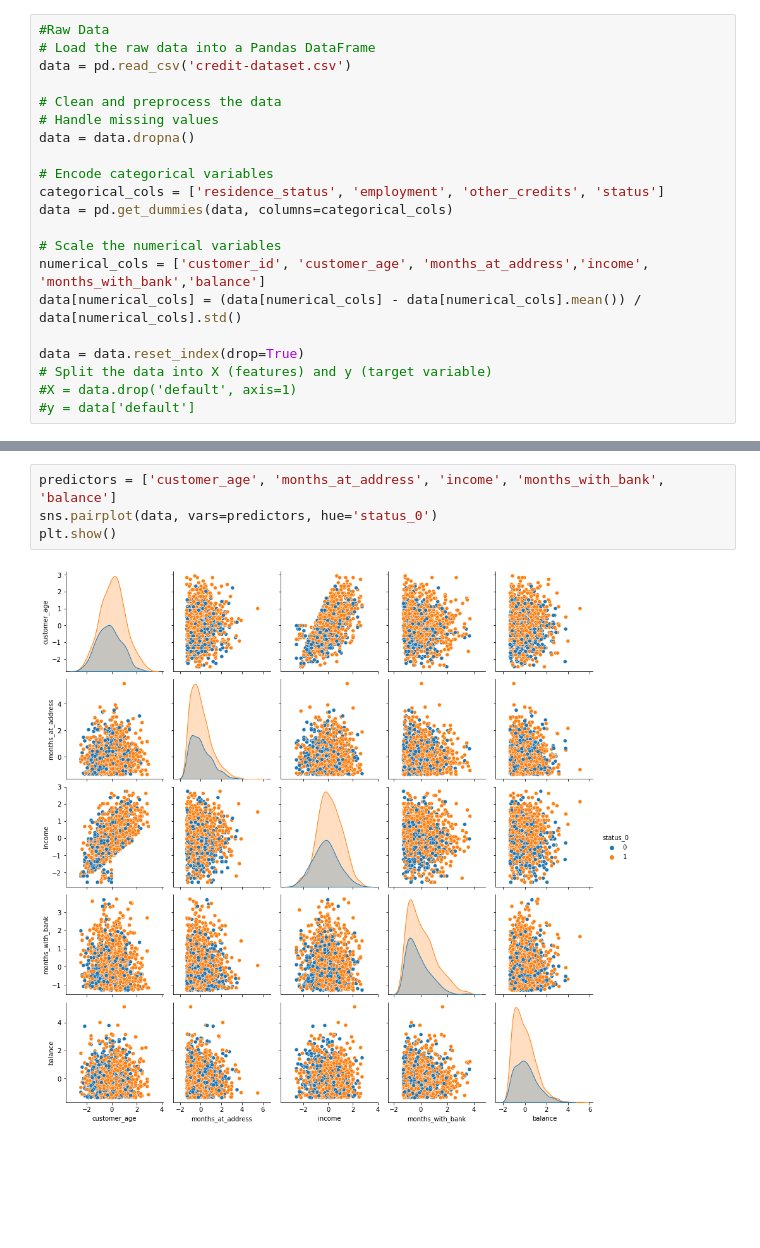
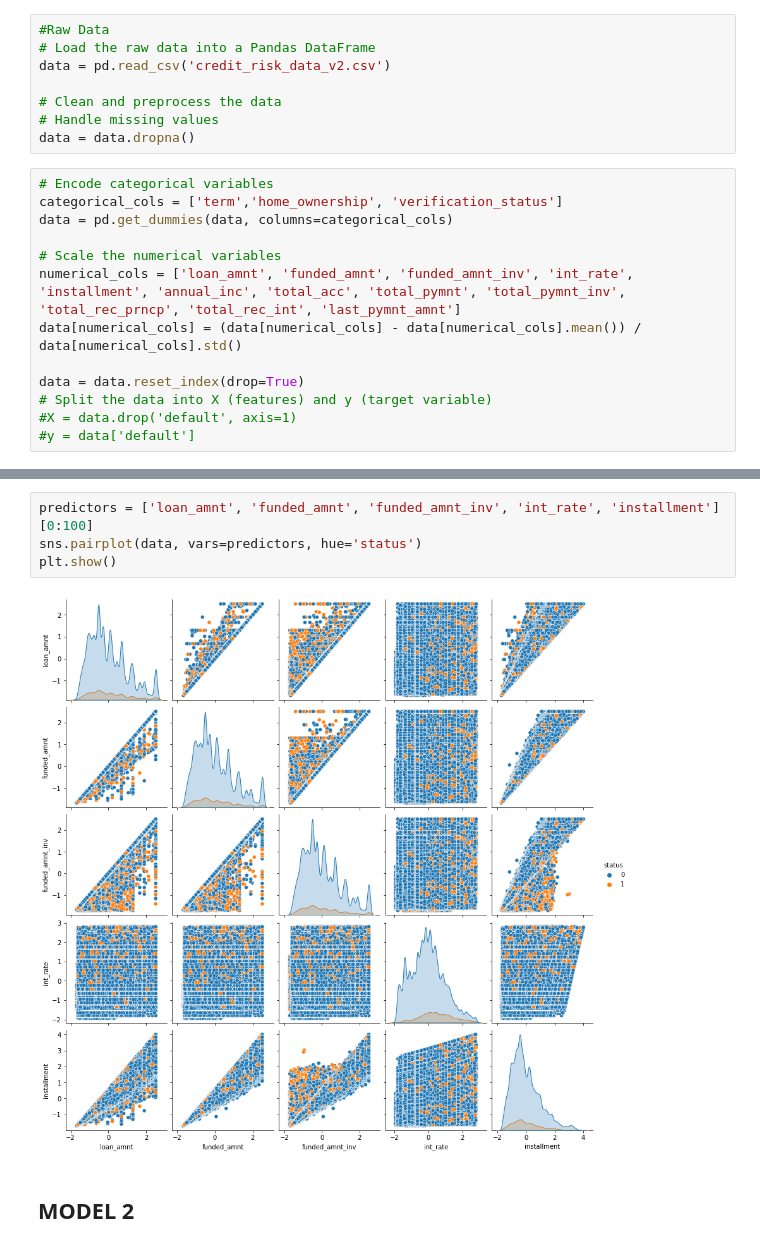
Before and after one commit to danielperhez/P02_PD_Models, a Jupyter notebook: pd_modeling/report.ipynb, the cells around one changed output, grey strips where cells are left out. Drawn from its saved outputs; the diff is of its cells as text; blank space fills up the shorter version.

```diff
--- a/pd_modeling/report.ipynb
+++ b/pd_modeling/report.ipynb
@@ -11,23 +14,23 @@ ModuleNotFoundError: No module named 'pandas'
 # %%
 #Raw Data
 # Load the raw data into a Pandas DataFrame
-data = pd.read_csv('credit-dataset.csv')
+data = pd.read_csv('credit_risk_data_v2.csv')
 
 # Clean and preprocess the data
 # Handle missing values
 data = data.dropna()
-
-# Encode categorical variables
-categorical_cols = ['residence_status', 'employment', 'other_credits', 'status']
-data = pd.get_dummies(data, columns=categorical_cols)
-
-# Scale the numerical variables
-numerical_cols = ['customer_id', 'customer_age', 'months_at_address','income', 'months_with_bank','balance']
-data[numerical_cols] = (data[numerical_cols] - data[numerical_cols].mean()) / data[numerical_cols].std()
-
-data = data.reset_index(drop=True)
-# Split the data into X (features) and y (target variable)
-#X = data.drop('default', axis=1)
-#y = data['default']
+# %%
+# Encode categorical variables
+categorical_cols = ['term','home_ownership', 'verification_status']
+data = pd.get_dummies(data, columns=categorical_cols)
+
+# Scale the numerical variables
+numerical_cols = ['loan_amnt', 'funded_amnt', 'funded_amnt_inv', 'int_rate', 'installment', 'annual_inc', 'total_acc', 'total_pymnt', 'total_pymnt_inv', 'total_rec_prncp', 'total_rec_int', 'last_pymnt_amnt']
+data[numerical_cols] = (data[numerical_cols] - data[numerical_cols].mean()) / data[numerical_cols].std()
+
+data = data.reset_index(drop=True)
+# Split the data into X (features) and y (target variable)
+#X = data.drop('default', axis=1)
+#y = data['default']
 # %%
 # Definir X e Y
@@ -56,6 +65,8 @@ Precisión del modelo: 1.0
-# %%
-predictors = ['customer_age', 'months_at_address', 'income', 'months_with_bank', 'balance']
-sns.pairplot(data, vars=predictors, hue='status_0')
-plt.show()
-# %% [output]
-[figure, removed]
+# %%
+predictors = ['loan_amnt', 'funded_amnt', 'funded_amnt_inv', 'int_rate', 'installment'][0:100]
+sns.pairplot(data, vars=predictors, hue='status')
+plt.show()
+# %% [output]
+[figure, added]
+# %% [markdown]
+## MODEL 2
```
Also changed, not shown: parts of 10 cells of this notebook, 1 other file.
